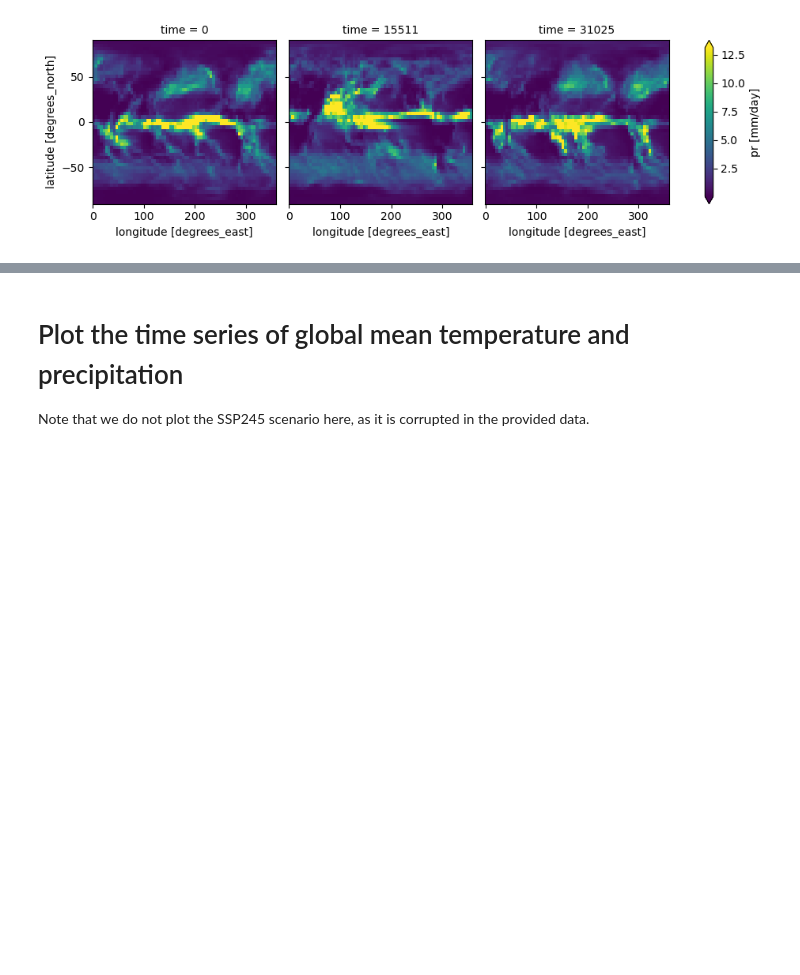
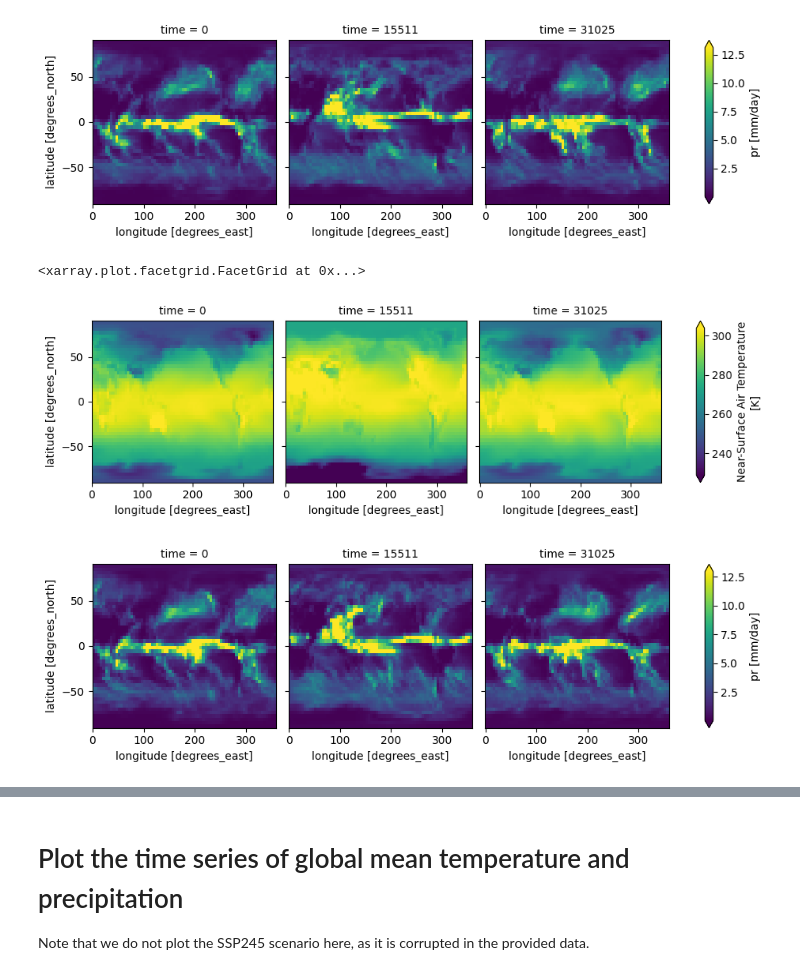
Before and after one commit to rahuljones/cse151b-spring2025-competition, a Jupyter notebook: notebooks/data-exploration-basic.ipynb, the cells around one changed output, grey strips where cells are left out. Cells and saved outputs as stored; diff of their text form; code cells hidden in the pictures; blank space fills up the shorter version.

```diff
--- a/notebooks/data-exploration-basic.ipynb
+++ b/notebooks/data-exploration-basic.ipynb
@@ -30,8 +56,9 @@ Requirement already satisfied: numpy in /opt/conda/lib/python3.11/site-packages
 # %%
 # Load the data (update the path to the correct location)
-!pip install cftime
-import cftime
-data_path = "../processed_data_cse151b_v2_corrupted_ssp245/processed_data_cse151b_v2_corrupted_ssp245.zarr"
-data = xr.open_zarr(data_path, decode_cf=False)
+data_path = "/Users/sammyo/Documents/Climate Prediction Project/cse151b-spring2025-competition/data/processed_data_cse151b_v2_corrupted_ssp245.zarr"
+data = xr.open_zarr(
+    data_path,
+    decode_times=False
+)
 data
 # %% [output]
@@ -65,3 +109,11 @@ data_subset.pr.plot(col="time", x="x", y="y", robust=True)
 <xarray.plot.facetgrid.FacetGrid at 0x...>
 [figure]
 [figure]
+# %%
+data_subset = data.isel(time=[0, data.time.size // 2, -1]).sel(ssp="ssp126", member_id=0)
+data_subset.tas.plot(col="time", x="x", y="y", robust=True)
+data_subset.pr.plot(col="time", x="x", y="y", robust=True)
+# %% [output]
+<xarray.plot.facetgrid.FacetGrid at 0x...>
+[figure, added]
+[figure, added]
```
Also changed, not shown: parts of 25 cells of this notebook, 1 other file.
